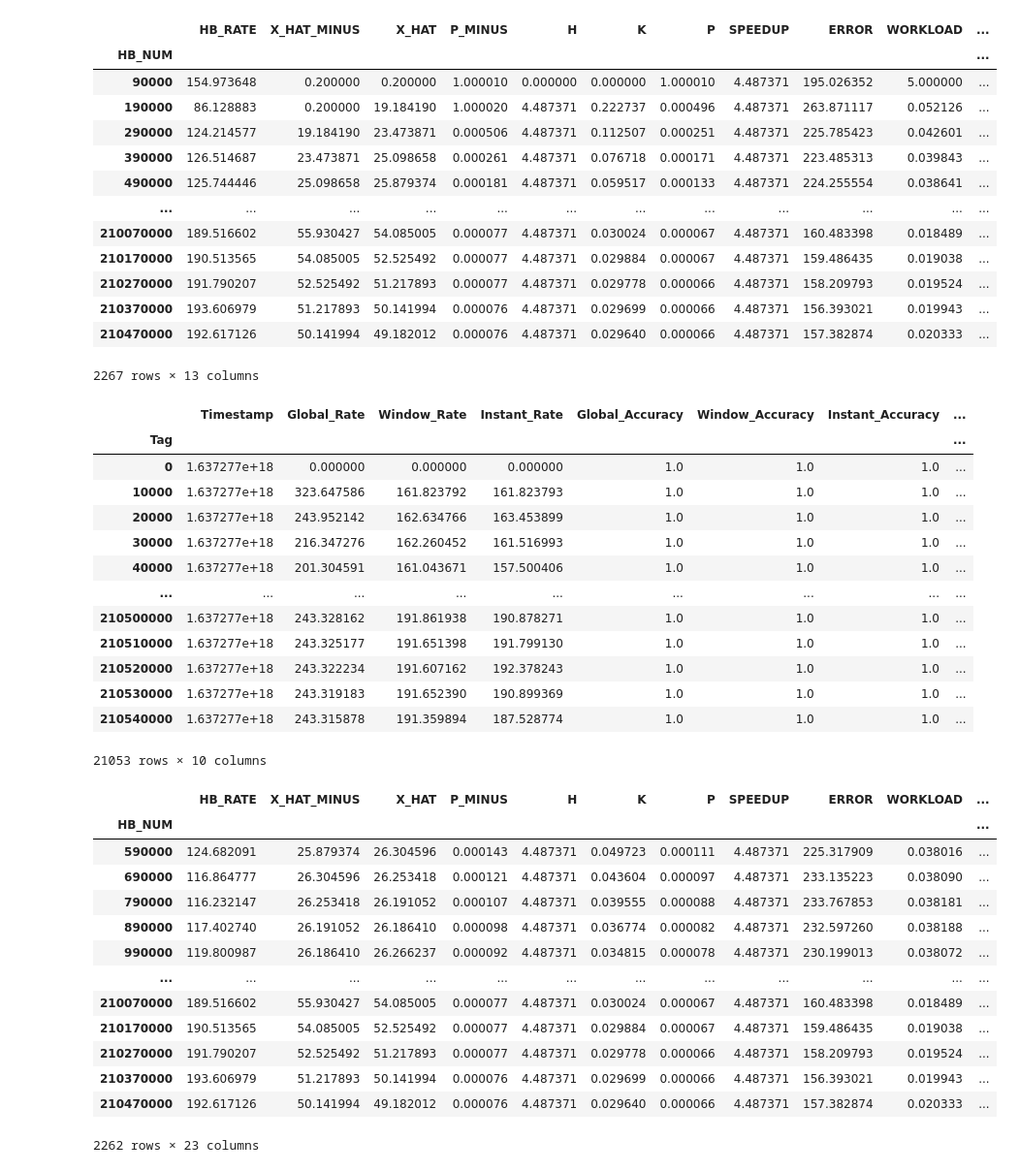
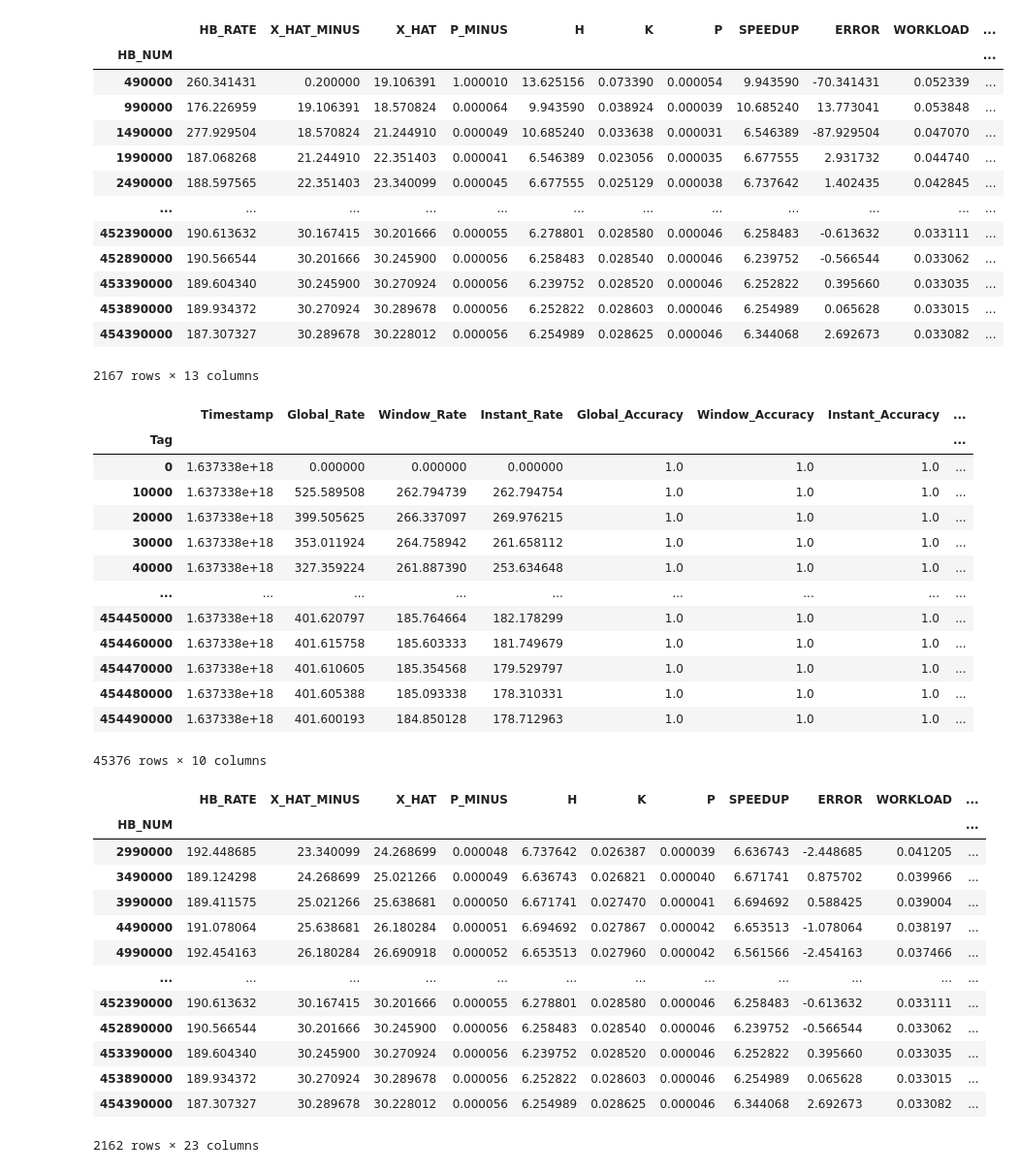
Before and after one commit to KeKsBoTer/BE-Tree, a Jupyter notebook: benchmark/plot.ipynb, the cells around one changed output. Shown: that part at 97% size. Drawn from its saved outputs; the diff is of its cells as text; code cells hidden in the pictures.

```diff
--- a/benchmark/plot.ipynb
+++ b/benchmark/plot.ipynb
@@ -8,44 +7,44 @@ import seaborn as sns
 sns.set()
 # %%
 
-df_poet = pd.read_csv("poet.log", delimiter=" ",
+df_poet = pd.read_csv("experiments/with_poet/poet.log", delimiter=" ",
                       skipinitialspace=True).groupby("HB_NUM").first()
 df_heartbeats = pd.read_csv(
-    "heartbeat.log", delimiter=" ", skipinitialspace=True, index_col="Beat")
+    "experiments/with_poet/heartbeat.log", delimiter=" ", skipinitialspace=True, index_col="Beat")
 df_poet
 # %% [output]
 |  | HB_RATE | X_HAT_MINUS | X_HAT | P_MINUS | H | K | P | SPEEDUP | ERROR | WORKLOAD | ... |
 | HB_NUM |  |  |  |  |  |  |  |  |  |  | ... |
-| 90000 | 154.973648 | 0.200000 | 0.200000 | 1.000010 | 0.000000 | 0.000000 | 1.000010 | 4.487371 | 195.026352 | 5.000000 | ... |
-| 190000 | 86.128883 | 0.200000 | 19.184190 | 1.000020 | 4.487371 | 0.222737 | 0.000496 | 4.487371 | 263.871117 | 0.052126 | ... |
-| 290000 | 124.214577 | 19.184190 | 23.473871 | 0.000506 | 4.487371 | 0.112507 | 0.000251 | 4.487371 | 225.785423 | 0.042601 | ... |
-| 390000 | 126.514687 | 23.473871 | 25.098658 | 0.000261 | 4.487371 | 0.076718 | 0.000171 | 4.487371 | 223.485313 | 0.039843 | ... |
-| 490000 | 125.744446 | 25.098658 | 25.879374 | 0.000181 | 4.487371 | 0.059517 | 0.000133 | 4.487371 | 224.255554 | 0.038641 | ... |
+| 490000 | 260.341431 | 0.200000 | 19.106391 | 1.000010 | 13.625156 | 0.073390 | 0.000054 | 9.943590 | -70.341431 | 0.052339 | ... |
+| 990000 | 176.226959 | 19.106391 | 18.570824 | 0.000064 | 9.943590 | 0.038924 | 0.000039 | 10.685240 | 13.773041 | 0.053848 | ... |
+| 1490000 | 277.929504 | 18.570824 | 21.244910 | 0.000049 | 10.685240 | 0.033638 | 0.000031 | 6.546389 | -87.929504 | 0.047070 | ... |
+| 1990000 | 187.068268 | 21.244910 | 22.351403 | 0.000041 | 6.546389 | 0.023056 | 0.000035 | 6.677555 | 2.931732 | 0.044740 | ... |
+| 2490000 | 188.597565 | 22.351403 | 23.340099 | 0.000045 | 6.677555 | 0.025129 | 0.000038 | 6.737642 | 1.402435 | 0.042845 | ... |
 | ... | ... | ... | ... | ... | ... | ... | ... | ... | ... | ... | ... |
-| 210070000 | 189.516602 | 55.930427 | 54.085005 | 0.000077 | 4.487371 | 0.030024 | 0.000067 | 4.487371 | 160.483398 | 0.018489 | ... |
-| 210170000 | 190.513565 | 54.085005 | 52.525492 | 0.000077 | 4.487371 | 0.029884 | 0.000067 | 4.487371 | 159.486435 | 0.019038 | ... |
-| 210270000 | 191.790207 | 52.525492 | 51.217893 | 0.000077 | 4.487371 | 0.029778 | 0.000066 | 4.487371 | 158.209793 | 0.019524 | ... |
-| 210370000 | 193.606979 | 51.217893 | 50.141994 | 0.000076 | 4.487371 | 0.029699 | 0.000066 | 4.487371 | 156.393021 | 0.019943 | ... |
-| 210470000 | 192.617126 | 50.141994 | 49.182012 | 0.000076 | 4.487371 | 0.029640 | 0.000066 | 4.487371 | 157.382874 | 0.020333 | ... |
+| 452390000 | 190.613632 | 30.167415 | 30.201666 | 0.000055 | 6.278801 | 0.028580 | 0.000046 | 6.258483 | -0.613632 | 0.033111 | ... |
+| 452890000 | 190.566544 | 30.201666 | 30.245900 | 0.000056 | 6.258483 | 0.028540 | 0.000046 | 6.239752 | -0.566544 | 0.033062 | ... |
+| 453390000 | 189.604340 | 30.245900 | 30.270924 | 0.000056 | 6.239752 | 0.028520 | 0.000046 | 6.252822 | 0.395660 | 0.033035 | ... |
+| 453890000 | 189.934372 | 30.270924 | 30.289678 | 0.000056 | 6.252822 | 0.028603 | 0.000046 | 6.254989 | 0.065628 | 0.033015 | ... |
+| 454390000 | 187.307327 | 30.289678 | 30.228012 | 0.000056 | 6.254989 | 0.028625 | 0.000046 | 6.344068 | 2.692673 | 0.033082 | ... |
-2267 rows × 13 columns
+2167 rows × 13 columns
 # %%
 df_hb_mean = df_heartbeats.groupby("Tag").mean()
 df_hb_mean
 # %% [output]
 |  | Timestamp | Global_Rate | Window_Rate | Instant_Rate | Global_Accuracy | Window_Accuracy | Instant_Accuracy | ... |
 | Tag |  |  |  |  |  |  |  | ... |
-| 0 | 1.637277e+18 | 0.000000 | 0.000000 | 0.000000 | 1.0 | 1.0 | 1.0 | ... |
-| 10000 | 1.637277e+18 | 323.647586 | 161.823792 | 161.823793 | 1.0 | 1.0 | 1.0 | ... |
-| 20000 | 1.637277e+18 | 243.952142 | 162.634766 | 163.453899 | 1.0 | 1.0 | 1.0 | ... |
-| 30000 | 1.637277e+18 | 216.347276 | 162.260452 | 161.516993 | 1.0 | 1.0 | 1.0 | ... |
-| 40000 | 1.637277e+18 | 201.304591 | 161.043671 | 157.500406 | 1.0 | 1.0 | 1.0 | ... |
+| 0 | 1.637338e+18 | 0.000000 | 0.000000 | 0.000000 | 1.0 | 1.0 | 1.0 | ... |
+| 10000 | 1.637338e+18 | 525.589508 | 262.794739 | 262.794754 | 1.0 | 1.0 | 1.0 | ... |
+| 20000 | 1.637338e+18 | 399.505625 | 266.337097 | 269.976215 | 1.0 | 1.0 | 1.0 | ... |
+| 30000 | 1.637338e+18 | 353.011924 | 264.758942 | 261.658112 | 1.0 | 1.0 | 1.0 | ... |
+| 40000 | 1.637338e+18 | 327.359224 | 261.887390 | 253.634648 | 1.0 | 1.0 | 1.0 | ... |
 | ... | ... | ... | ... | ... | ... | ... | ... | ... |
-| 210500000 | 1.637277e+18 | 243.328162 | 191.861938 | 190.878271 | 1.0 | 1.0 | 1.0 | ... |
-| 210510000 | 1.637277e+18 | 243.325177 | 191.651398 | 191.799130 | 1.0 | 1.0 | 1.0 | ... |
-| 210520000 | 1.637277e+18 | 243.322234 | 191.607162 | 192.378243 | 1.0 | 1.0 | 1.0 | ... |
-| 210530000 | 1.637277e+18 | 243.319183 | 191.652390 | 190.899369 | 1.0 | 1.0 | 1.0 | ... |
-| 210540000 | 1.637277e+18 | 243.315878 | 191.359894 | 187.528774 | 1.0 | 1.0 | 1.0 | ... |
+| 454450000 | 1.637338e+18 | 401.620797 | 185.764664 | 182.178299 | 1.0 | 1.0 | 1.0 | ... |
+| 454460000 | 1.637338e+18 | 401.615758 | 185.603333 | 181.749679 | 1.0 | 1.0 | 1.0 | ... |
+| 454470000 | 1.637338e+18 | 401.610605 | 185.354568 | 179.529797 | 1.0 | 1.0 | 1.0 | ... |
+| 454480000 | 1.637338e+18 | 401.605388 | 185.093338 | 178.310331 | 1.0 | 1.0 | 1.0 | ... |
+| 454490000 | 1.637338e+18 | 401.600193 | 184.850128 | 178.712963 | 1.0 | 1.0 | 1.0 | ... |
-21053 rows × 10 columns
+45376 rows × 10 columns
 # %%
 
 df = df_poet.join(df_hb_mean)
@@ -55,15 +54,15 @@ df
 # %% [output]
 |  | HB_RATE | X_HAT_MINUS | X_HAT | P_MINUS | H | K | P | SPEEDUP | ERROR | WORKLOAD | ... |
 | HB_NUM |  |  |  |  |  |  |  |  |  |  | ... |
-| 590000 | 124.682091 | 25.879374 | 26.304596 | 0.000143 | 4.487371 | 0.049723 | 0.000111 | 4.487371 | 225.317909 | 0.038016 | ... |
-| 690000 | 116.864777 | 26.304596 | 26.253418 | 0.000121 | 4.487371 | 0.043604 | 0.000097 | 4.487371 | 233.135223 | 0.038090 | ... |
-| 790000 | 116.232147 | 26.253418 | 26.191052 | 0.000107 | 4.487371 | 0.039555 | 0.000088 | 4.487371 | 233.767853 | 0.038181 | ... |
-| 890000 | 117.402740 | 26.191052 | 26.186410 | 0.000098 | 4.487371 | 0.036774 | 0.000082 | 4.487371 | 232.597260 | 0.038188 | ... |
-| 990000 | 119.800987 | 26.186410 | 26.266237 | 0.000092 | 4.487371 | 0.034815 | 0.000078 | 4.487371 | 230.199013 | 0.038072 | ... |
+| 2990000 | 192.448685 | 23.340099 | 24.268699 | 0.000048 | 6.737642 | 0.026387 | 0.000039 | 6.636743 | -2.448685 | 0.041205 | ... |
+| 3490000 | 189.124298 | 24.268699 | 25.021266 | 0.000049 | 6.636743 | 0.026821 | 0.000040 | 6.671741 | 0.875702 | 0.039966 | ... |
+| 3990000 | 189.411575 | 25.021266 | 25.638681 | 0.000050 | 6.671741 | 0.027470 | 0.000041 | 6.694692 | 0.588425 | 0.039004 | ... |
+| 4490000 | 191.078064 | 25.638681 | 26.180284 | 0.000051 | 6.694692 | 0.027867 | 0.000042 | 6.653513 | -1.078064 | 0.038197 | ... |
+| 4990000 | 192.454163 | 26.180284 | 26.690918 | 0.000052 | 6.653513 | 0.027960 | 0.000042 | 6.561566 | -2.454163 | 0.037466 | ... |
 | ... | ... | ... | ... | ... | ... | ... | ... | ... | ... | ... | ... |
-| 210070000 | 189.516602 | 55.930427 | 54.085005 | 0.000077 | 4.487371 | 0.030024 | 0.000067 | 4.487371 | 160.483398 | 0.018489 | ... |
-| 210170000 | 190.513565 | 54.085005 | 52.525492 | 0.000077 | 4.487371 | 0.029884 | 0.000067 | 4.487371 | 159.486435 | 0.019038 | ... |
-| 210270000 | 191.790207 | 52.525492 | 51.217893 | 0.000077 | 4.487371 | 0.029778 | 0.000066 | 4.487371 | 158.209793 | 0.019524 | ... |
-| 210370000 | 193.606979 | 51.217893 | 50.141994 | 0.000076 | 4.487371 | 0.029699 | 0.000066 | 4.487371 | 156.393021 | 0.019943 | ... |
-| 210470000 | 192.617126 | 50.141994 | 49.182012 | 0.000076 | 4.487371 | 0.029640 | 0.000066 | 4.487371 | 157.382874 | 0.020333 | ... |
+| 452390000 | 190.613632 | 30.167415 | 30.201666 | 0.000055 | 6.278801 | 0.028580 | 0.000046 | 6.258483 | -0.613632 | 0.033111 | ... |
+| 452890000 | 190.566544 | 30.201666 | 30.245900 | 0.000056 | 6.258483 | 0.028540 | 0.000046 | 6.239752 | -0.566544 | 0.033062 | ... |
+| 453390000 | 189.604340 | 30.245900 | 30.270924 | 0.000056 | 6.239752 | 0.028520 | 0.000046 | 6.252822 | 0.395660 | 0.033035 | ... |
+| 453890000 | 189.934372 | 30.270924 | 30.289678 | 0.000056 | 6.252822 | 0.028603 | 0.000046 | 6.254989 | 0.065628 | 0.033015 | ... |
+| 454390000 | 187.307327 | 30.289678 | 30.228012 | 0.000056 | 6.254989 | 0.028625 | 0.000046 | 6.344068 | 2.692673 | 0.033082 | ... |
-2262 rows × 23 columns
+2162 rows × 23 columns
```
Also changed, not shown: parts of 4 cells of this notebook, 25 other files.
